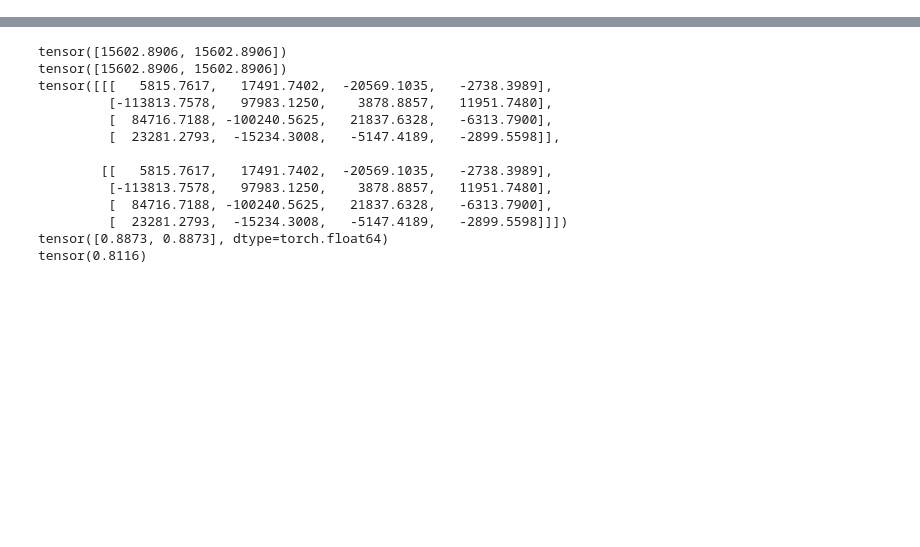
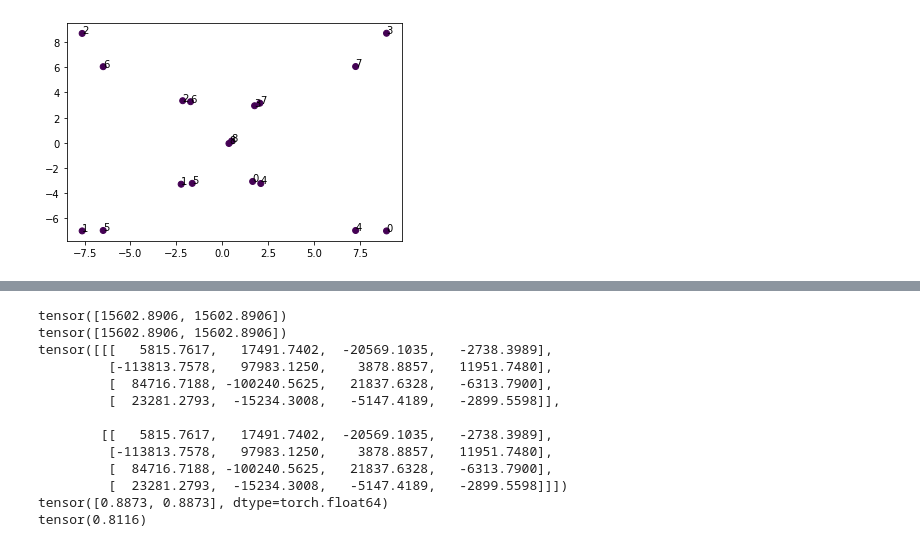
Before and after one commit to Randdl/polygon_iou_loss, a Jupyter notebook: small_tests.ipynb, the cells around one changed output, grey strips where cells are left out. Cells and saved outputs as stored; diff of their text form; code cells hidden in the pictures; blank space fills up the shorter version.

```diff
--- a/small_tests.ipynb
+++ b/small_tests.ipynb
@@ -4,3 +4,27 @@ import cv2
 from fixed_polygon_iou_loss import *
 from matplotlib import pyplot as plt
 import numpy as np
+# %%
+from matplotlib import pyplot as plt
+import numpy as np
+a = np.array([1.6607e+00, -3.0636e+00, -2.2373e+00, -3.2828e+00, -2.1526e+00,
+          3.3471e+00,  1.7666e+00,  2.9478e+00,  2.1045e+00, -3.2290e+00,
+         -1.6318e+00, -3.2162e+00, -1.7249e+00,  3.2689e+00,  2.0554e+00,
+          3.1503e+00,  3.6911e-01, -4.7931e-02])
+a = a.reshape((-1, 2))
+plt.scatter(a[:, 0], a[:, 1], c=[0, 0, 0, 0, 0, 0, 0, 0, 0])
+text = range(9)
+for i in range(len(a[:, 0])):
+    plt.annotate(text[i], (a[i, 0], a[i, 1]))
+
+b = np.array([8.9604,  -6.9913,  -7.6346,  -6.9911,  -7.6346,   8.6886,   8.9604,
+           8.7039,   7.2753,  -6.9564,  -6.4883,  -6.9562,  -6.4883,   6.0495,
+           7.2753,   6.0601,   0.5122,   0.1401])
+b = b.reshape((-1, 2))
+plt.scatter(b[:, 0], b[:, 1], c=[1, 1, 1, 1, 1, 1, 1, 1, 1])
+text = range(9)
+for i in range(len(b[:, 0])):
+    plt.annotate(text[i], (b[i, 0], b[i, 1]))
+plt.show()
+# %% [output]
+[figure, added]
```
Also changed, not shown: parts of 1 cell of this notebook, 10 other files.
